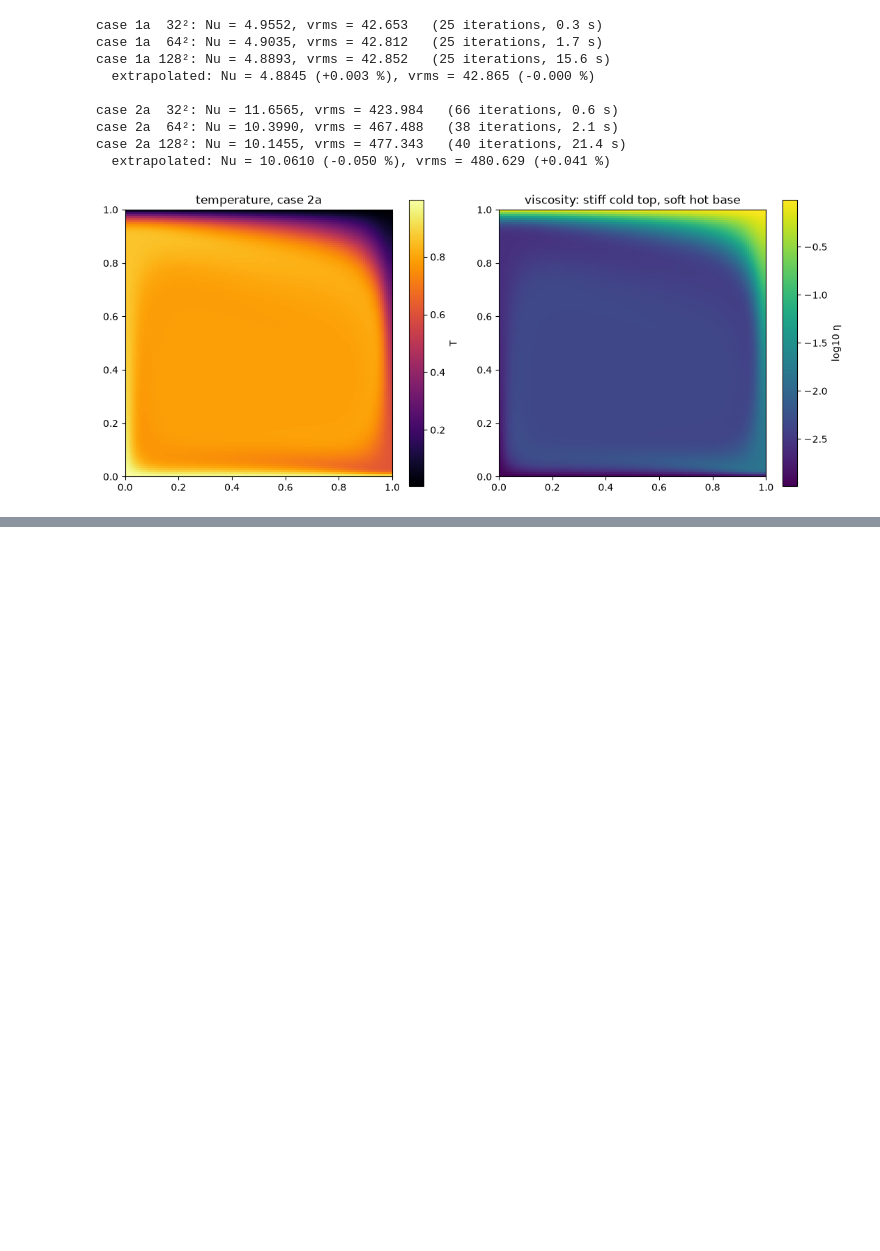
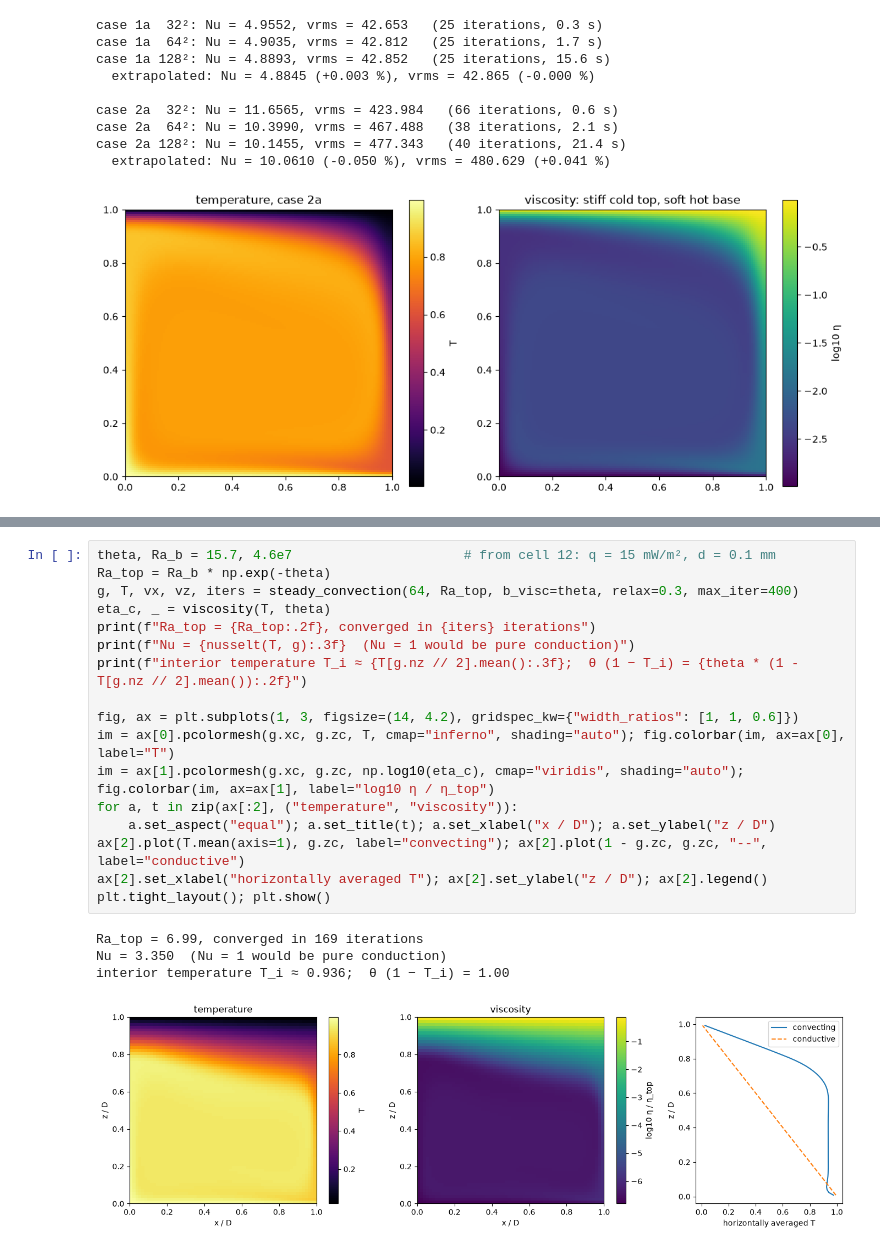
Before and after one commit to TheWarid0/ganymede-interior, a Jupyter notebook: notebooks/02_stokes.ipynb, the cells around one changed output, grey strips where cells are left out. Cells and saved outputs as stored; diff of their text form; blank space fills up the shorter version.

Commit message:
Stage 2 + first stagnant-lid ice shell run (FK, theta = 15.7)

```diff
--- a/notebooks/02_stokes.ipynb
+++ b/notebooks/02_stokes.ipynb
@@ -475,0 +533,22 @@ case 2a 128²: Nu = 10.1455, vrms = 477.343   (40 iterations, 21.4 s)
+# %%
+theta, Ra_b = 15.7, 4.6e7                      # from cell 12: q = 15 mW/m², d = 0.1 mm
+Ra_top = Ra_b * np.exp(-theta)
+g, T, vx, vz, iters = steady_convection(64, Ra_top, b_visc=theta, relax=0.3, max_iter=400)
+eta_c, _ = viscosity(T, theta)
+print(f"Ra_top = {Ra_top:.2f}, converged in {iters} iterations")
+print(f"Nu = {nusselt(T, g):.3f}  (Nu = 1 would be pure conduction)")
+print(f"interior temperature T_i ≈ {T[g.nz // 2].mean():.3f};  θ (1 − T_i) = {theta * (1 - T[g.nz // 2].mean()):.2f}")
+
+fig, ax = plt.subplots(1, 3, figsize=(14, 4.2), gridspec_kw={"width_ratios": [1, 1, 0.6]})
+im = ax[0].pcolormesh(g.xc, g.zc, T, cmap="inferno", shading="auto"); fig.colorbar(im, ax=ax[0], label="T")
+im = ax[1].pcolormesh(g.xc, g.zc, np.log10(eta_c), cmap="viridis", shading="auto"); fig.colorbar(im, ax=ax[1], label="log10 η / η_top")
+for a, t in zip(ax[:2], ("temperature", "viscosity")):
+    a.set_aspect("equal"); a.set_title(t); a.set_xlabel("x / D"); a.set_ylabel("z / D")
+ax[2].plot(T.mean(axis=1), g.zc, label="convecting"); ax[2].plot(1 - g.zc, g.zc, "--", label="conductive")
+ax[2].set_xlabel("horizontally averaged T"); ax[2].set_ylabel("z / D"); ax[2].legend()
+plt.tight_layout(); plt.show()
+# %% [output]
+Ra_top = 6.99, converged in 169 iterations
+Nu = 3.350  (Nu = 1 would be pure conduction)
+interior temperature T_i ≈ 0.936;  θ (1 − T_i) = 1.00
+[figure, added]
```
Also changed, not shown: parts of 3 cells of this notebook.
